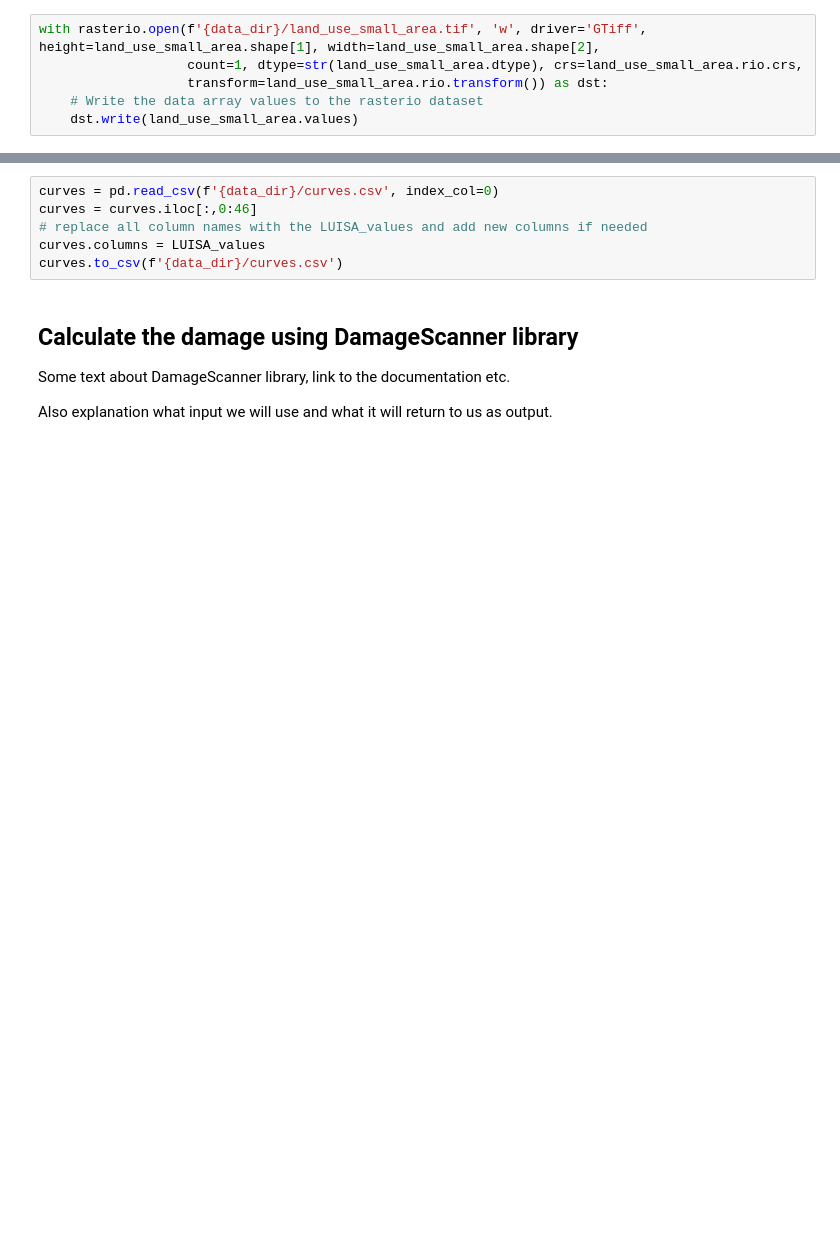
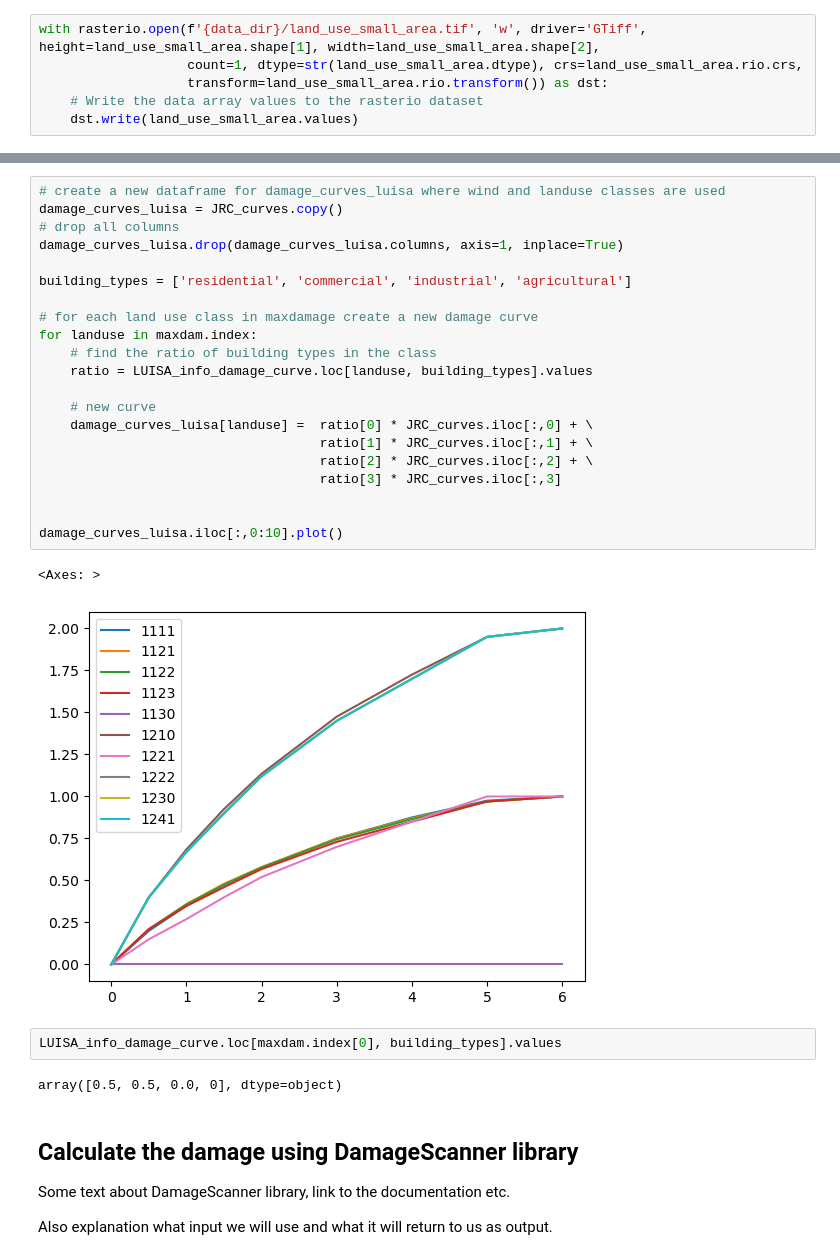
Before and after one commit to CLIMAAX/FLOODS, a Jupyter notebook: FLOOD.ipynb, the cells around one changed output, grey strips where cells are left out. Saved outputs shown, nothing was run; the diff lists cells and outputs as text; blank space fills up the shorter version.

```diff
--- a/FLOOD.ipynb
+++ b/FLOOD.ipynb
@@ -437,10 +434,32 @@ maxdam.head(10)
 | 1241 | 495.880646 |
-# %%
-curves = pd.read_csv(f'{data_dir}/curves.csv', index_col=0)
-curves = curves.iloc[:,0:46]
-# replace all column names with the LUISA_values and add new columns if needed
-curves.columns = LUISA_values
-curves.to_csv(f'{data_dir}/curves.csv')
+# %%
+# create a new dataframe for damage_curves_luisa where wind and landuse classes are used
+damage_curves_luisa = JRC_curves.copy()
+# drop all columns
+damage_curves_luisa.drop(damage_curves_luisa.columns, axis=1, inplace=True)
+
+building_types = ['residential', 'commercial', 'industrial', 'agricultural']
+
+# for each land use class in maxdamage create a new damage curve
+for landuse in maxdam.index:
+    # find the ratio of building types in the class
+    ratio = LUISA_info_damage_curve.loc[landuse, building_types].values
+
+    # new curve
+    damage_curves_luisa[landuse] =  ratio[0] * JRC_curves.iloc[:,0] + \
+                                    ratio[1] * JRC_curves.iloc[:,1] + \
+                                    ratio[2] * JRC_curves.iloc[:,2] + \
+                                    ratio[3] * JRC_curves.iloc[:,3]
+
+
+damage_curves_luisa.iloc[:,0:10].plot()
+# %% [output]
+<Axes: >
+[figure, added]
+# %%
+LUISA_info_damage_curve.loc[maxdam.index[0], building_types].values
+# %% [output]
+array([0.5, 0.5, 0.0, 0], dtype=object)
 # %% [markdown]
 ## Calculate the damage using DamageScanner library
 
```
Also changed, not shown: parts of 6 cells of this notebook, 2 other files.
